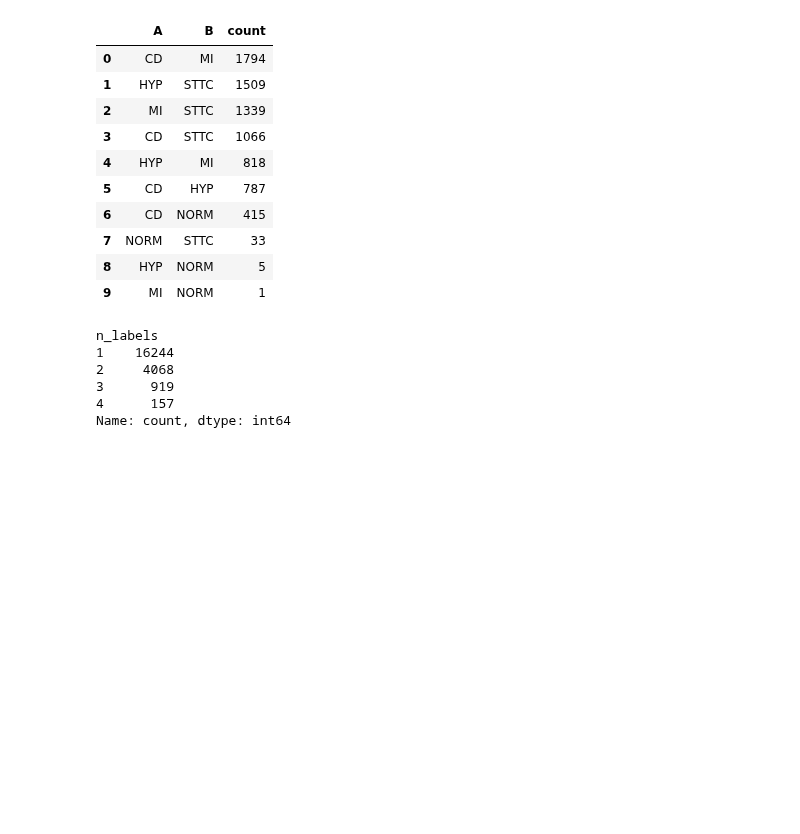
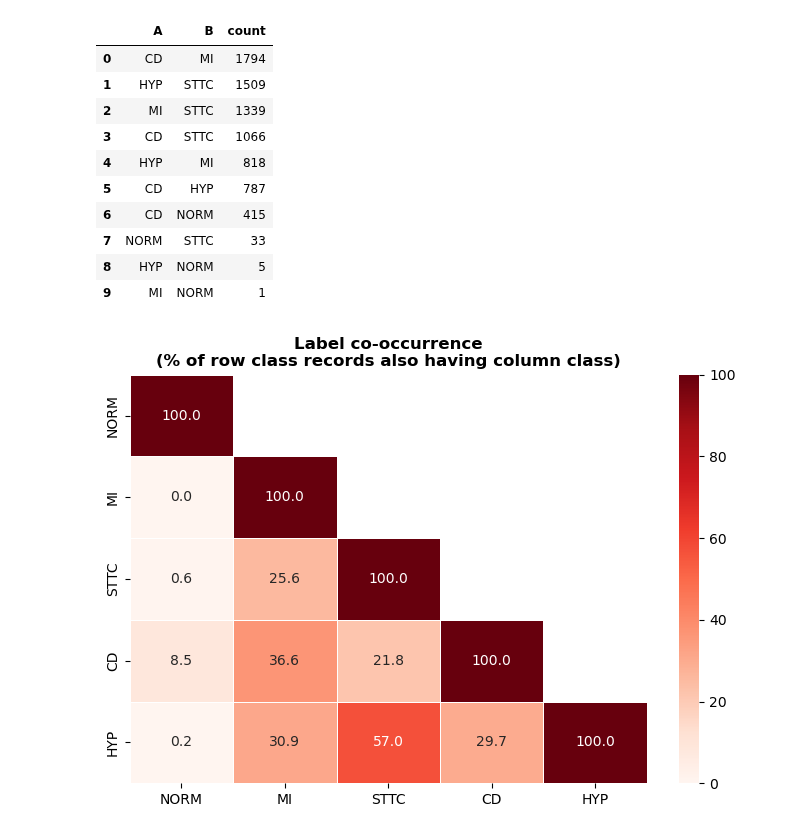
Before and after one commit to cristopher-d-delgado/ecg-ai-statistical-evaluation, a Jupyter notebook: notebooks/eda.ipynb, the cells around one changed output. Cells and saved outputs as stored; diff of their text form; code cells hidden in the pictures; blank space fills up the shorter version.

Commit message:
made co-occurance matrix

```diff
--- a/notebooks/eda.ipynb
+++ b/notebooks/eda.ipynb
@@ -875,13 +872,3 @@ cooc
 | 7 | NORM | STTC | 33 |
 | 8 | HYP | NORM | 5 |
 | 9 | MI | NORM | 1 |
-# %%
-df['n_labels'] = df['superclass'].apply(len)
-df['n_labels'].value_counts().sort_index()
-# %% [output]
-n_labels
-1    16244
-2     4068
-3      919
-4      157
-Name: count, dtype: int64
@@ -887,0 +888,37 @@ Name: count, dtype: int64
+# %%
+def plot_cooccurrence(cooc_matrix: pd.DataFrame) -> plt.Figure:
+    """
+    Plot label co-occurrence heatmap with upper triangle masked.
+
+    Args:
+        cooc_matrix (pd.DataFrame): Square co-occurrence matrix.
+
+    Returns:
+        plt.Figure
+    """
+    # Normalize by row (% of row class records that also have column class)
+    cooc_pct = cooc_matrix.div(cooc_matrix.values.diagonal(), axis=0) * 100
+
+    # Mask upper triangle (excluding diagonal)
+    mask = np.triu(np.ones_like(cooc_pct, dtype=bool), k=1)
+
+    fig, ax = plt.subplots(figsize=(7, 5))
+    sns.heatmap(
+        cooc_pct,
+        mask=mask,
+        annot=True, fmt='.1f',
+        cmap='Reds',
+        vmin=0, vmax=100,
+        linewidths=0.5,
+        linecolor='white',
+        ax=ax
+    )
+    ax.set_title('Label co-occurrence\n(% of row class records also having column class)',
+                 fontsize=12, fontweight='bold')
+    ax.set_xlabel(''); ax.set_ylabel('')
+    fig.tight_layout()
+    return fig
+# %%
+fig = plot_cooccurrence(cooc_matrix)
+# %% [output]
+[figure, added]
```
Also changed, not shown: parts of 2 cells of this notebook.
